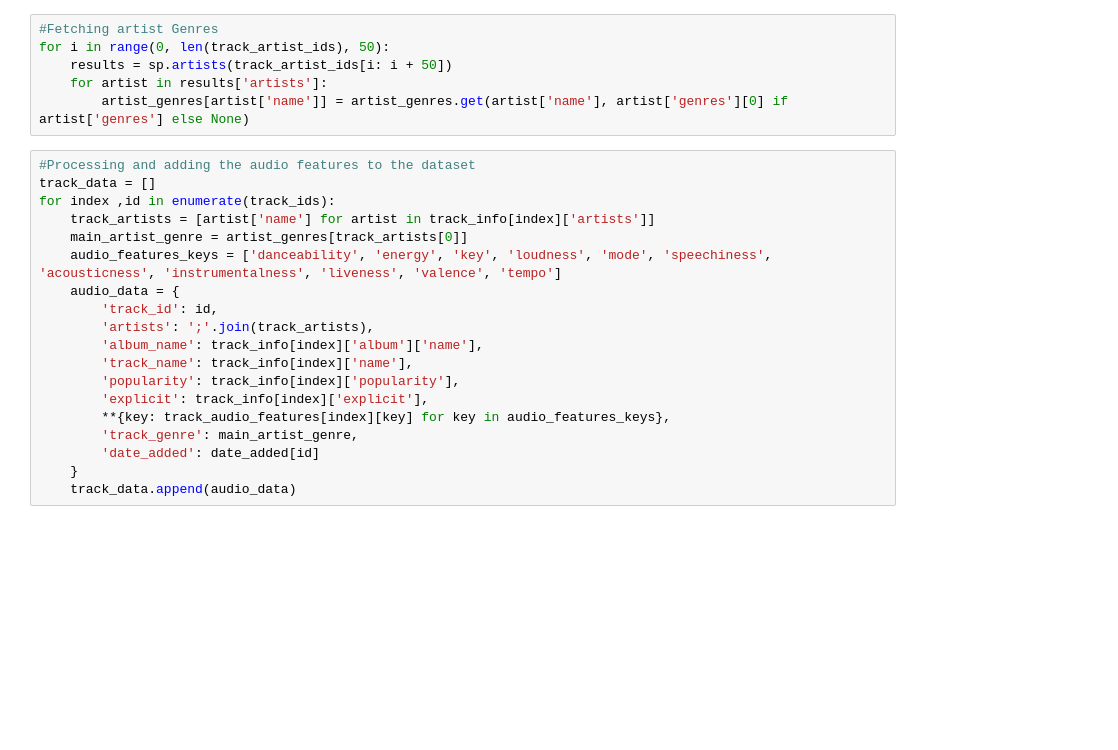
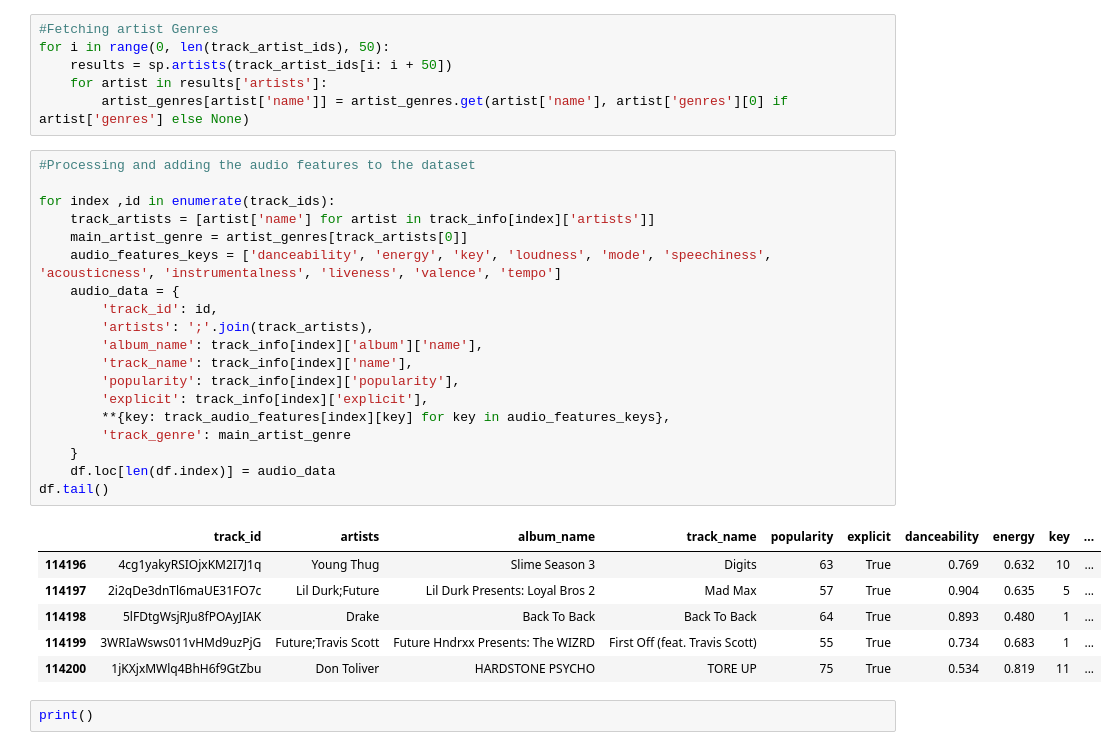
Before and after one commit to Jason10293/Audioscape, a Jupyter notebook: main_v2.ipynb, the cells around one changed output. Saved outputs shown, nothing was run; the diff lists cells and outputs as text; blank space fills up the shorter version.

```diff
--- a/main_v2.ipynb
+++ b/main_v2.ipynb
@@ -99,20 +93,29 @@ for i in range(0, len(track_artist_ids), 50):
         artist_genres[artist['name']] = artist_genres.get(artist['name'], artist['genres'][0] if artist['genres'] else None)
 # %%
 #Processing and adding the audio features to the dataset
-track_data = []
+
 for index ,id in enumerate(track_ids):
     track_artists = [artist['name'] for artist in track_info[index]['artists']]
     main_artist_genre = artist_genres[track_artists[0]]
     audio_features_keys = ['danceability', 'energy', 'key', 'loudness', 'mode', 'speechiness', 'acousticness', 'instrumentalness', 'liveness', 'valence', 'tempo']
     audio_data = {
         'track_id': id,
         'artists': ';'.join(track_artists),
         'album_name': track_info[index]['album']['name'],
         'track_name': track_info[index]['name'],
         'popularity': track_info[index]['popularity'],
         'explicit': track_info[index]['explicit'],
         **{key: track_audio_features[index][key] for key in audio_features_keys},
-        'track_genre': main_artist_genre,
-        'date_added': date_added[id]
+        'track_genre': main_artist_genre
     }
-    track_data.append(audio_data)
+    df.loc[len(df.index)] = audio_data
+df.tail()
+# %% [output]
+|  | track_id | artists | album_name | track_name | popularity | explicit | danceability | energy | key | ... |
+| 114196 | 4cg1yakyRSIOjxKM2I7J1q | Young Thug | Slime Season 3 | Digits | 63 | True | 0.769 | 0.632 | 10 | ... |
+| 114197 | 2i2qDe3dnTl6maUE31FO7c | Lil Durk;Future | Lil Durk Presents: Loyal Bros 2 | Mad Max | 57 | True | 0.904 | 0.635 | 5 | ... |
+| 114198 | 5lFDtgWsjRJu8fPOAyJIAK | Drake | Back To Back | Back To Back | 64 | True | 0.893 | 0.480 | 1 | ... |
+| 114199 | 3WRIaWsws011vHMd9uzPjG | Future;Travis Scott | Future Hndrxx Presents: The WIZRD | First Off (feat. Travis Scott) | 55 | True | 0.734 | 0.683 | 1 | ... |
+| 114200 | 1jKXjxMWlq4BhH6f9GtZbu | Don Toliver | HARDSTONE PSYCHO | TORE UP | 75 | True | 0.534 | 0.819 | 11 | ... |
+# %%
+print()
```
Also changed, not shown: parts of 10 cells of this notebook.
